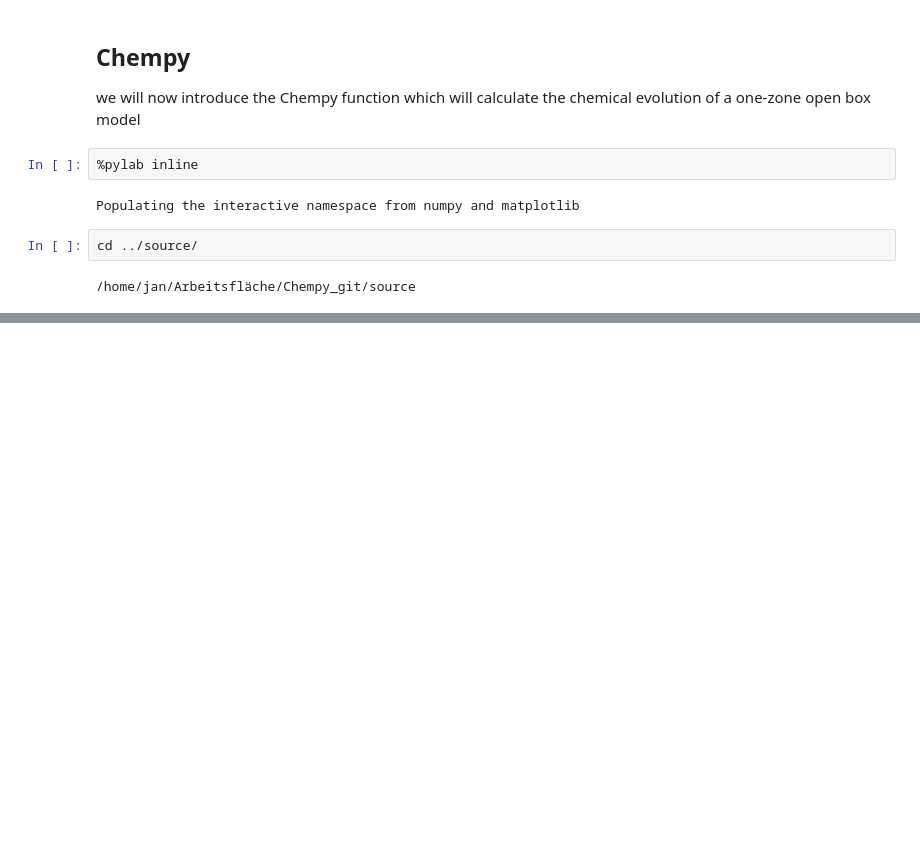
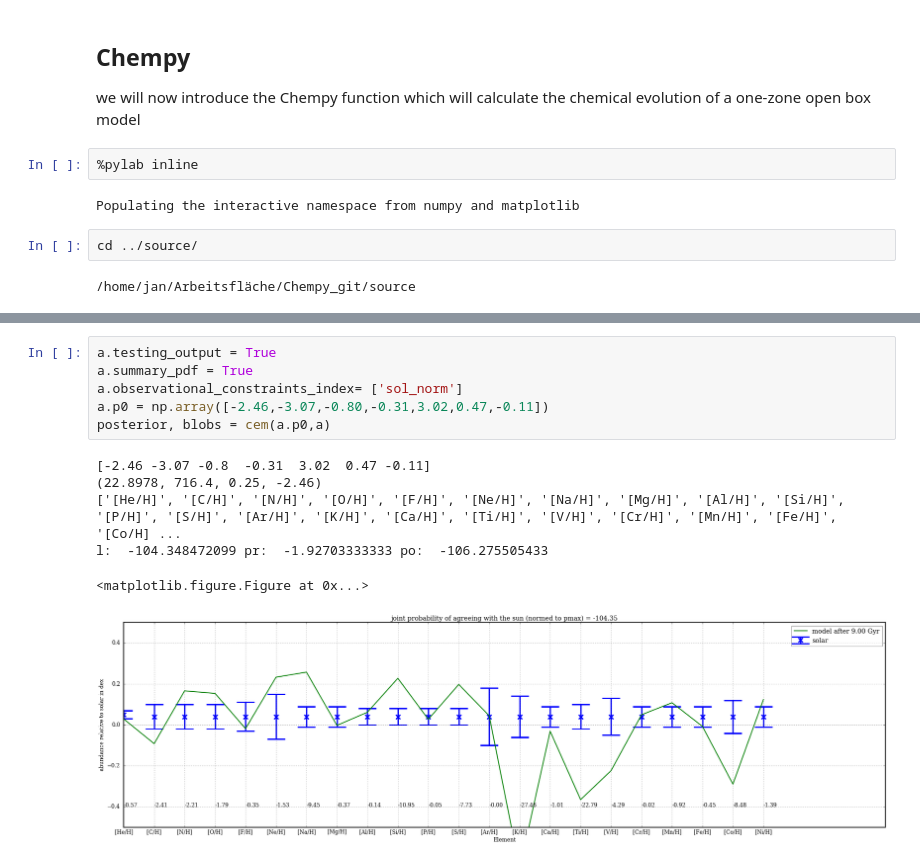
Before and after one commit to jan-rybizki/Chempy, a Jupyter notebook: tutorials/5-Chempy_function.ipynb, the cells around one changed output, grey strips where cells are left out. Saved outputs shown, nothing was run; the diff lists cells and outputs as text; blank space fills up the shorter version.

```diff
--- a/tutorials/5-Chempy_function.ipynb
+++ b/tutorials/5-Chempy_function.ipynb
@@ -52,0 +37,13 @@ Ni [ 0.14391628] [-0.03215067]
+# %%
+a.testing_output = True
+a.summary_pdf = True
+a.observational_constraints_index= ['sol_norm']
+a.p0 = np.array([-2.46,-3.07,-0.80,-0.31,3.02,0.47,-0.11])
+posterior, blobs = cem(a.p0,a)
+# %% [output]
+[-2.46 -3.07 -0.8  -0.31  3.02  0.47 -0.11]
+(22.8978, 716.4, 0.25, -2.46)
+['[He/H]', '[C/H]', '[N/H]', '[O/H]', '[F/H]', '[Ne/H]', '[Na/H]', '[Mg/H]', '[Al/H]', '[Si/H]', '[P/H]', '[S/H]', '[Ar/H]', '[K/H]', '[Ca/H]', '[Ti/H]', '[V/H]', '[Cr/H]', '[Mn/H]', '[Fe/H]', '[Co/H] ...
+l:  -104.348472099 pr:  -1.92703333333 po:  -106.275505433
+<matplotlib.figure.Figure at 0x...>
+[figure, added]
```
Also changed, not shown: parts of 5 cells of this notebook, 8 other files.
